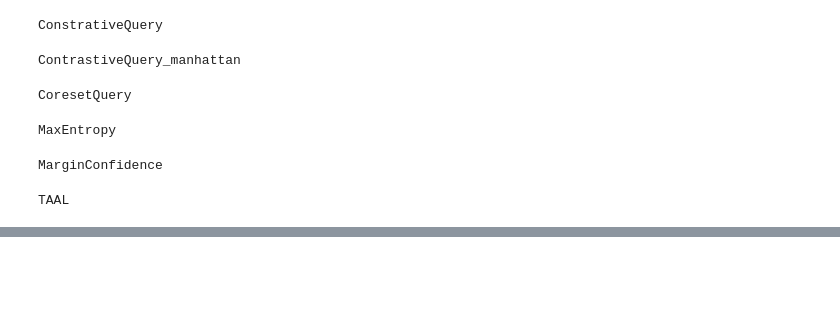
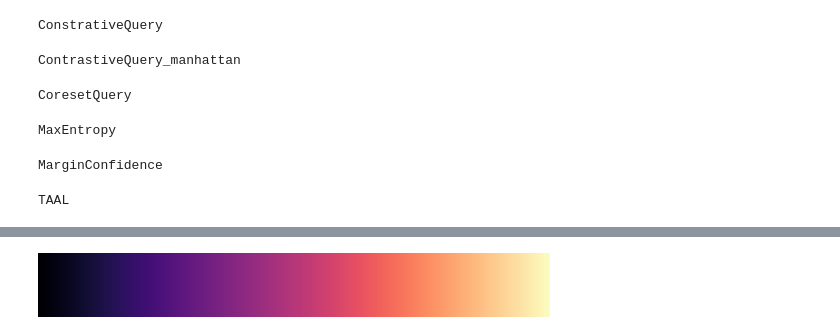
Before and after one commit to yeyeyeping/ALSph2d, a Jupyter notebook: plot.ipynb, the cells around one changed output, grey strips where cells are left out. Drawn from its saved outputs; the diff is of its cells as text; code cells hidden in the pictures; blank space fills up the shorter version.

```diff
--- a/plot.ipynb
+++ b/plot.ipynb
@@ -179,2 +186,6 @@ TAAL
+# %%
+next(color)
+# %% [output]
+[figure, added]
 # %%
 IoU["FullLabel"][-1]
```
Also changed, not shown: parts of 10 cells of this notebook, 15 other files.
